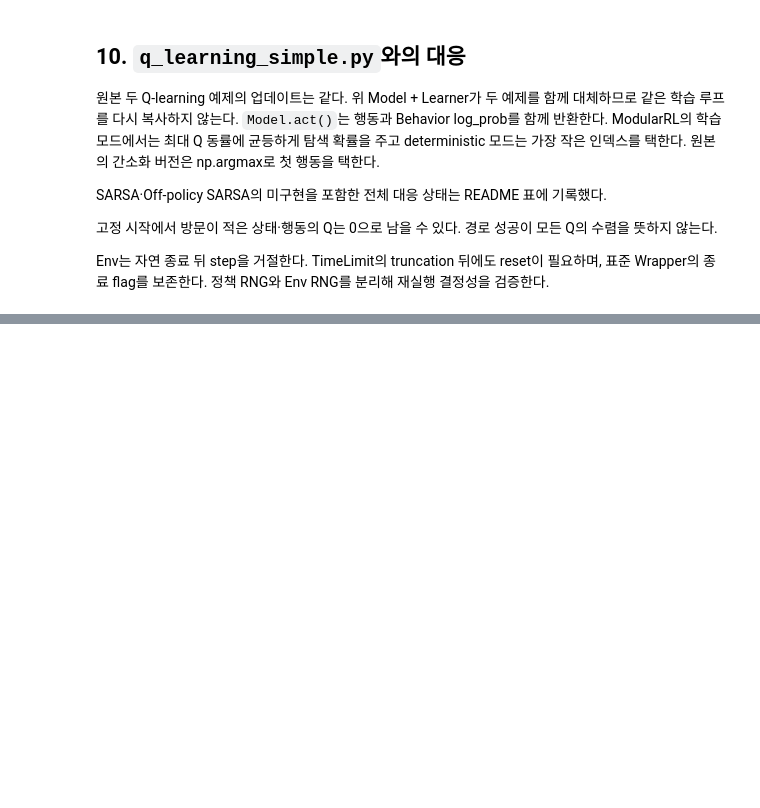
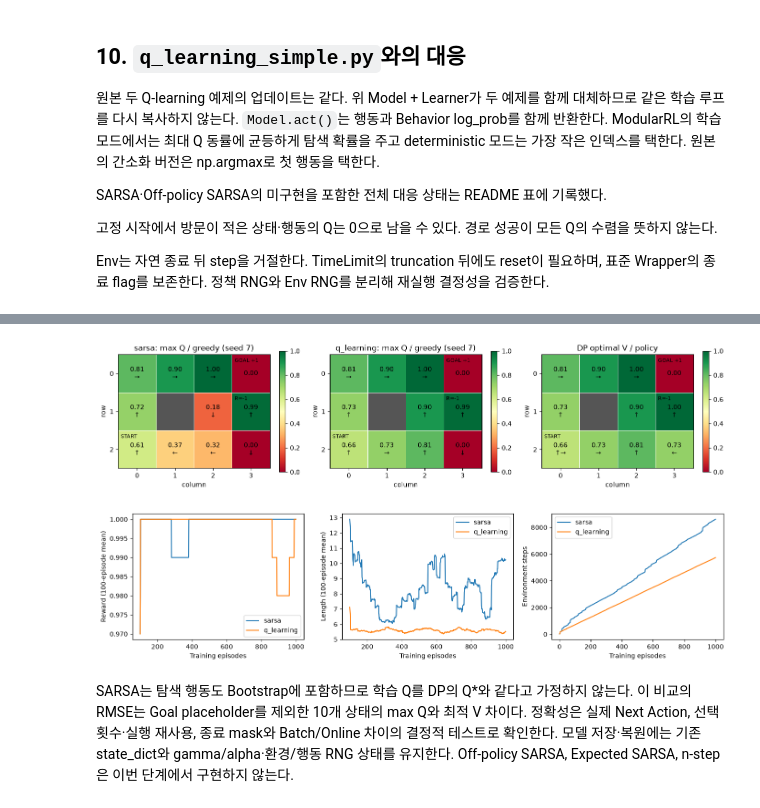
Before and after one commit to HeoJinuk/ModularRL, a Jupyter notebook: notebooks/dlfs4/06_td_modularrl.ipynb, the cells around one changed output, grey strips where cells are left out. Saved outputs shown, nothing was run; the diff lists cells and outputs as text; code cells hidden in the pictures; blank space fills up the shorter version.

Commit message:
feat(td): add tabular SARSA control

```diff
--- a/notebooks/dlfs4/06_td_modularrl.ipynb
+++ b/notebooks/dlfs4/06_td_modularrl.ipynb
@@ -227,0 +238,11 @@ Env는 자연 종료 뒤 step을 거절한다. TimeLimit의 truncation 뒤에도
+# %%
+from modular_rl.learner import TabularSARSALearner
+
+for next_action, terminated in ((1, False), (0, False), (None, True)):
+    sarsa_demo_model = Model(IdentityRepresentation(), TabularQEstimator(4, 2)).double()
+    sarsa_demo_model.estimator.q_table[1, 0] = 4
+    sarsa_demo_model.estimator.q_table[2] = torch.tensor([10., 2.])
+    sarsa_demo = TabularSARSALearner(sarsa_demo_model, TD0TargetGenerator(.9), TabularQUpdateRule(.5))
+    error = sarsa_demo.learn(Transition(1, 0, 1., 2, terminated, False).to_batch(), next_action=next_action)
+    print('next_action=', next_action, 'terminated=', terminated, 'TD error=', error.item(),
+          'updated Q(1,0)=', sarsa_demo_model.estimator.q_table[1, 0].item())
@@ -227,0 +382,31 @@ Env는 자연 종료 뒤 step을 거절한다. TimeLimit의 truncation 뒤에도
+# %%
+from modular_rl.dp import value_iteration
+
+control_optimal = value_iteration(mdp, gamma=GAMMA, theta=1e-12)
+fig, axes = plt.subplots(1, 3, figsize=(14, 3.8))
+for ax, algorithm in zip(axes[:2], ('sarsa', 'q_learning')):
+    values = comparison_results[7, algorithm]['q_values']
+    policy = np.eye(mdp.n_actions)[values.argmax(axis=1)]
+    plot_grid(values.max(axis=1), policy, title=f'{algorithm}: max Q / greedy (seed 7)', ax=ax)
+plot_grid(control_optimal.values, control_optimal.policy, title='DP optimal V / policy', ax=axes[2])
+plt.tight_layout(); plt.show()
+fig, axes = plt.subplots(1, 3, figsize=(14, 3.5))
+for algorithm in ('sarsa', 'q_learning'):
+    result = comparison_results[7, algorithm]
+    episodes = np.arange(1, SARSA_EPISODES + 1)
+    axes[0].plot(episodes[99:], np.convolve(result['training_rewards'], np.ones(100)/100, mode='valid'), label=algorithm)
+    axes[1].plot(episodes[99:], np.convolve(result['episode_lengths'], np.ones(100)/100, mode='valid'), label=algorithm)
+    axes[2].plot(episodes, np.cumsum(result['episode_lengths']), label=algorithm)
+for ax, label in zip(axes, ('Reward (100-episode mean)', 'Length (100-episode mean)', 'Environment steps')):
+    ax.set(xlabel='Training episodes', ylabel=label)
+    ax.legend()
+plt.tight_layout(); plt.show()
+# %% [output]
+[figure, added]
+[figure, added]
+# %% [markdown]
+SARSA는 탐색 행동도 Bootstrap에 포함하므로 학습 Q를 DP의 Q*와 같다고 가정하지 않는다.
+이 비교의 RMSE는 Goal placeholder를 제외한 10개 상태의 max Q와 최적 V 차이다.
+정확성은 실제 Next Action, 선택 횟수·실행 재사용, 종료 mask와 Batch/Online 차이의 결정적 테스트로 확인한다.
+모델 저장·복원에는 기존 state_dict와 gamma/alpha·환경/행동 RNG 상태를 유지한다.
+Off-policy SARSA, Expected SARSA, n-step은 이번 단계에서 구현하지 않는다.
```
Also changed, not shown: parts of 8 cells of this notebook, 9 other files.
